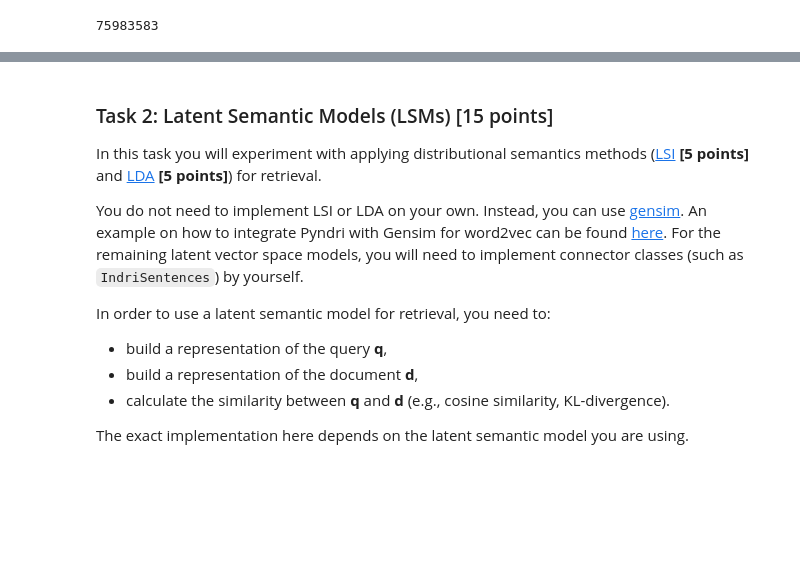
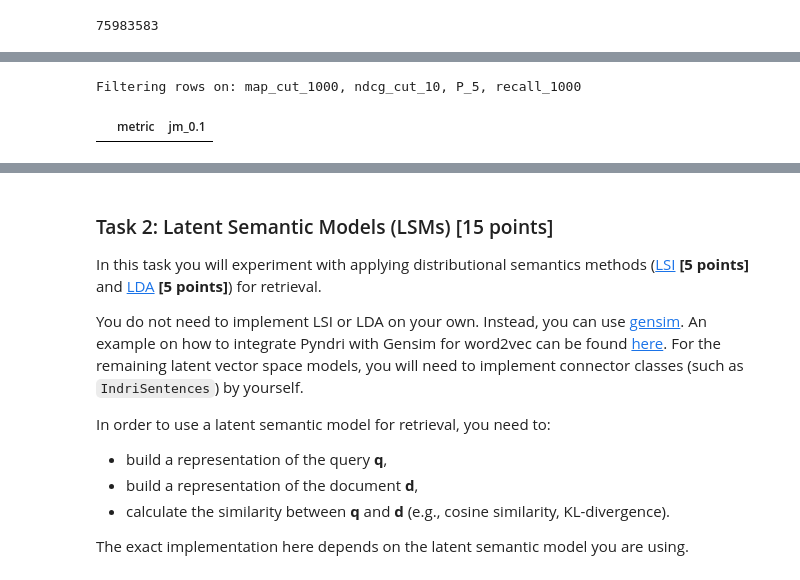
Before and after one commit to MichelleAppel/IR2, a Jupyter notebook: assignment.ipynb, the cells around one changed output, grey strips where cells are left out. Drawn from its saved outputs; the diff is of its cells as text; code cells hidden in the pictures; blank space fills up the shorter version.

```diff
--- a/assignment.ipynb
+++ b/assignment.ipynb
@@ -893,18 +887,18 @@ retrieval_models = {
 
     # Jelinek-Mercer
     'jm_0.1' : lambda x,y : jelinek_mercer(x, y, lambda_ = 0.1),
-    'jm_0.5' : lambda x,y : jelinek_mercer(x, y, lambda_ = 0.5),
-    'jm_0.9' : lambda x,y : jelinek_mercer(x, y, lambda_ = 0.9),
+#     'jm_0.5' : lambda x,y : jelinek_mercer(x, y, lambda_ = 0.5),
+#     'jm_0.9' : lambda x,y : jelinek_mercer(x, y, lambda_ = 0.9),
 
-    # Dirichlet prior
-    'dir_500'  : lambda x,y : dirichlet_prior(x, y, mu = 500),
-    'dir_1000' : lambda x,y : dirichlet_prior(x, y, mu = 1000),
-    'dir_1500' : lambda x,y : dirichlet_prior(x, y, mu = 1500),
+#     # Dirichlet prior
+#     'dir_500'  : lambda x,y : dirichlet_prior(x, y, mu = 500),
+#     'dir_1000' : lambda x,y : dirichlet_prior(x, y, mu = 1000),
+#     'dir_1500' : lambda x,y : dirichlet_prior(x, y, mu = 1500),
 
-    # absolute discounting
-    'abs_0.1' : lambda x,y : absolute_discounting(x, y, delta = 0.1),
-    'abs_0.5' : lambda x,y : absolute_discounting(x, y, delta = 0.5),
-    'abs_0.9' : lambda x,y : absolute_discounting(x, y, delta = 0.9)
+#     # absolute discounting
+#     'abs_0.1' : lambda x,y : absolute_discounting(x, y, delta = 0.1),
+#     'abs_0.5' : lambda x,y : absolute_discounting(x, y, delta = 0.5),
+#     'abs_0.9' : lambda x,y : absolute_discounting(x, y, delta = 0.9)
 }
 
 metrics = [ 'map_cut_1000', 'ndcg_cut_10', 'P_5', 'recall_1000' ]
@@ -916,7 +910,13 @@ generate_evaluation_results(retrieval_models, fpath_qrel_test, output_dir_test)
 
 result_dir = "results_eval_lm"
 df_results = build_df_results(retrieval_models, metrics, output_dir_test)
-df_results, df_means, df_pvalues = analyze_evaluation_results(df_results, print_df=True, result_dir = result_dir)
+df_results, df_means, df_pvalues = analyze_evaluation_results(df_results, print_df=False, result_dir = result_dir)
+# %% [output]
+Filtering rows on: map_cut_1000, ndcg_cut_10, P_5, recall_1000
+# %%
+df_means
+# %% [output]
+|  | metric | jm_0.1 |
 # %%
 # use these for tuning hyper parameters
 fpath_qrel_val = './ap_88_89/qrel_validation'
```
Also changed, not shown: parts of 29 cells of this notebook.
